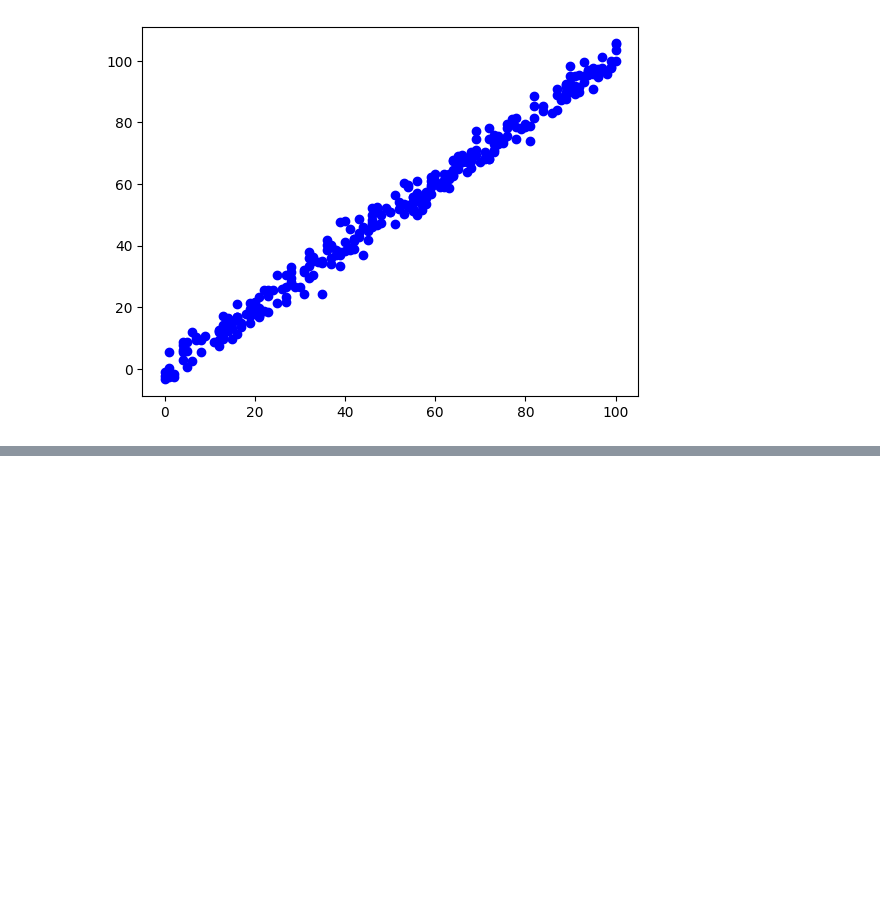
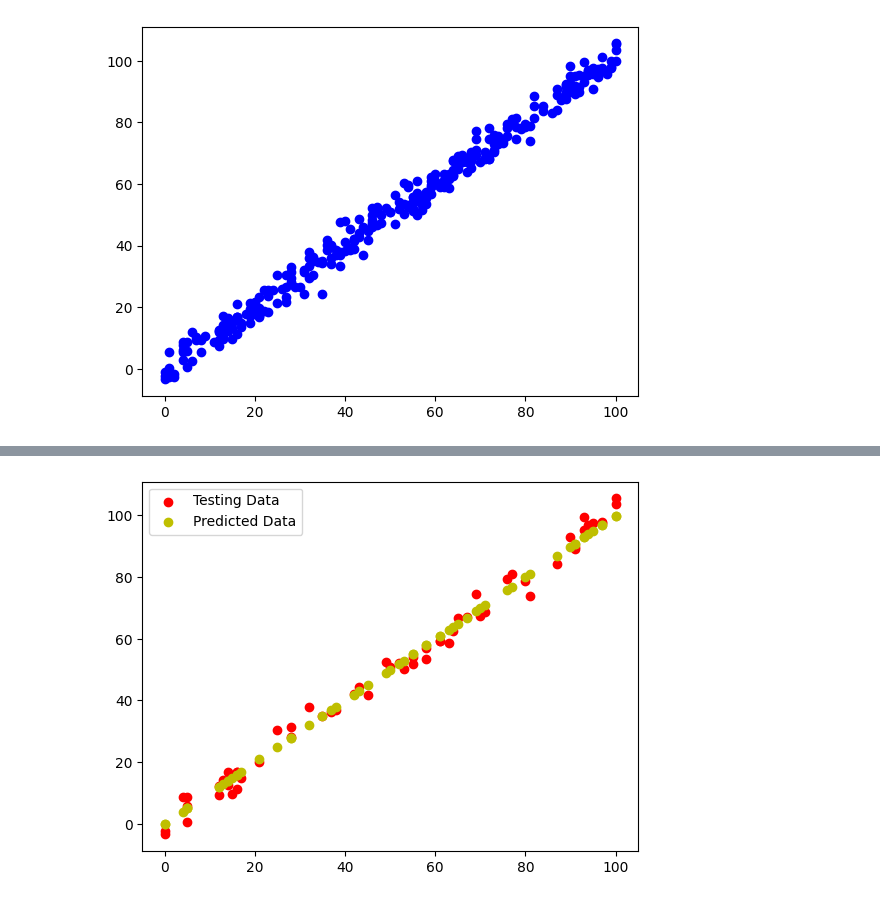
Before and after one commit to HirunaD/TensorFlow, a Jupyter notebook: 3_Regression_with_TensorFlow.ipynb, the cells around one changed output, grey strips where cells are left out. Cells and saved outputs as stored; diff of their text form; code cells hidden in the pictures; blank space fills up the shorter version.

```diff
--- a/3_Regression_with_TensorFlow.ipynb
+++ b/3_Regression_with_TensorFlow.ipynb
@@ -102,0 +261,8 @@ X_train, X_test, y_train, y_test = train_test_split(X, y, test_size=0.2, random_
+# %%
+# visualize testing and predicted data
+plt.scatter(X_test, y_test, c='r', label='Testing Data')
+plt.scatter(X_test, y_pred, c='y', label='Predicted Data')
+plt.legend()
+plt.show()
+# %% [output]
+[figure, added]
```
Also changed, not shown: parts of 16 cells of this notebook.
